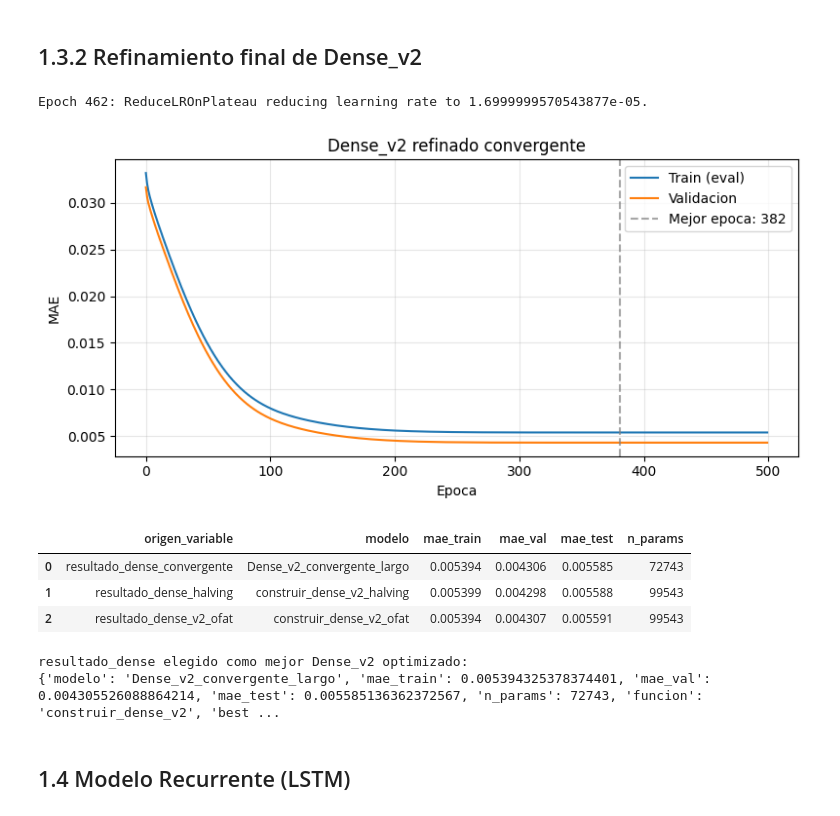
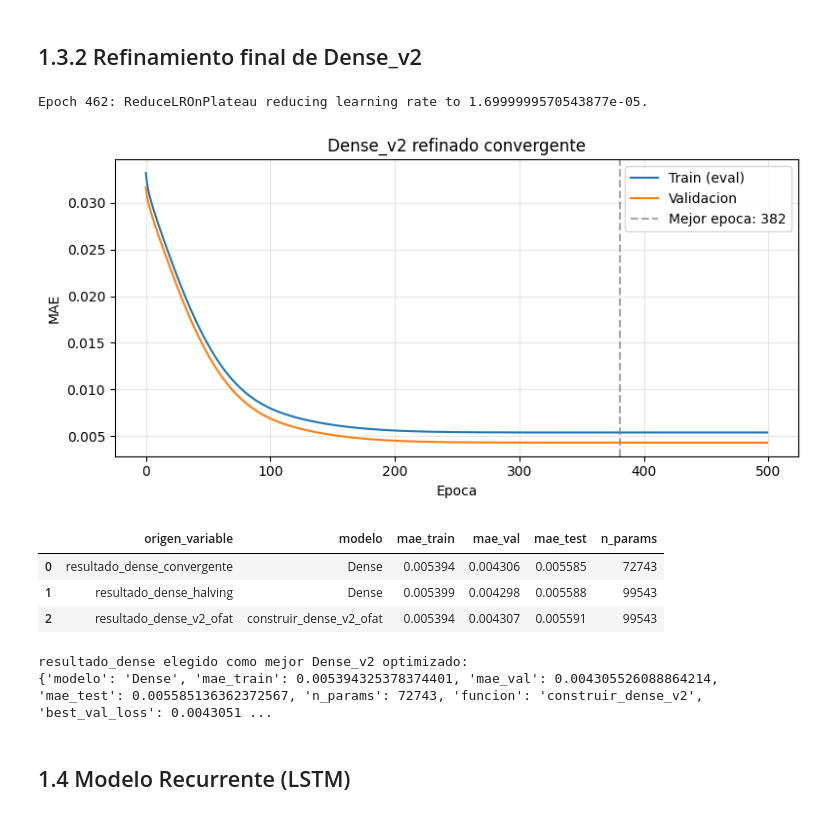
Before and after one commit to NataliaSJO/Taller4_NN, a Jupyter notebook: cuadernos/ent30_sal05.ipynb, the cells around one changed output. Drawn from its saved outputs; the diff is of its cells as text; code cells hidden in the pictures.

Commit message:
cambio de nombre para graficos resumen, graficos_ resumen y cartera

```diff
--- a/cuadernos/ent30_sal05.ipynb
+++ b/cuadernos/ent30_sal05.ipynb
@@ -682,7 +682,7 @@ resultado_dense_convergente = evaluar_modelo(
     X_train_plano, y_train,
     X_val_plano, y_val,
     X_test_plano, y_test,
-    nombre='Dense_v2_convergente_largo',
+    nombre='Dense',
 )
 resultado_dense_convergente.update({
     'funcion': 'construir_dense_v2',
@@ -704,38 +704,38 @@ plt.grid(alpha=0.3)
 plt.legend()
 plt.tight_layout()
 plt.show()
 
 # Seleccion final solo entre resultados Dense_v2 optimizados.
 candidatos_dense_v2 = []
 for nombre_var in ['resultado_dense_v2_ofat', 'resultado_dense_halving', 'resultado_dense_convergente']:
     if nombre_var in globals():
         candidato = globals()[nombre_var].copy()
         candidato['origen_variable'] = nombre_var
         candidatos_dense_v2.append(candidato)
 
 if not candidatos_dense_v2:
     raise RuntimeError('No hay resultados Dense_v2 calculados para seleccionar resultado_dense.')
 
 df_resultados_dense_v2 = pd.DataFrame(candidatos_dense_v2).sort_values(
     ['mae_test', 'mae_val', 'mae_train']
 ).reset_index(drop=True)
 
 display(df_resultados_dense_v2[[
     'origen_variable', 'modelo', 'mae_train', 'mae_val', 'mae_test', 'n_params'
 ]])
 
 resultado_dense = df_resultados_dense_v2.loc[0].drop(labels=['origen_variable']).to_dict()
 print('resultado_dense elegido como mejor Dense_v2 optimizado:')
 print(resultado_dense)
 # %% [output]
 Epoch 462: ReduceLROnPlateau reducing learning rate to 1.6999999570543877e-05.
 [figure]
 |  | origen_variable | modelo | mae_train | mae_val | mae_test | n_params |
-| 0 | resultado_dense_convergente | Dense_v2_convergente_largo | 0.005394 | 0.004306 | 0.005585 | 72743 |
-| 1 | resultado_dense_halving | construir_dense_v2_halving | 0.005399 | 0.004298 | 0.005588 | 99543 |
+| 0 | resultado_dense_convergente | Dense | 0.005394 | 0.004306 | 0.005585 | 72743 |
+| 1 | resultado_dense_halving | Dense | 0.005399 | 0.004298 | 0.005588 | 99543 |
 | 2 | resultado_dense_v2_ofat | construir_dense_v2_ofat | 0.005394 | 0.004307 | 0.005591 | 99543 |
 resultado_dense elegido como mejor Dense_v2 optimizado:
-{'modelo': 'Dense_v2_convergente_largo', 'mae_train': 0.005394325378374401, 'mae_val': 0.004305526088864214, 'mae_test': 0.005585136362372567, 'n_params': 72743, 'funcion': 'construir_dense_v2', 'best ...
+{'modelo': 'Dense', 'mae_train': 0.005394325378374401, 'mae_val': 0.004305526088864214, 'mae_test': 0.005585136362372567, 'n_params': 72743, 'funcion': 'construir_dense_v2', 'best_val_loss': 0.0043051 ...
 # %% [markdown]
 ## 1.4 Modelo Recurrente (LSTM)
 # %%
```
Also changed, not shown: parts of 3 cells of this notebook, 8 other files.
